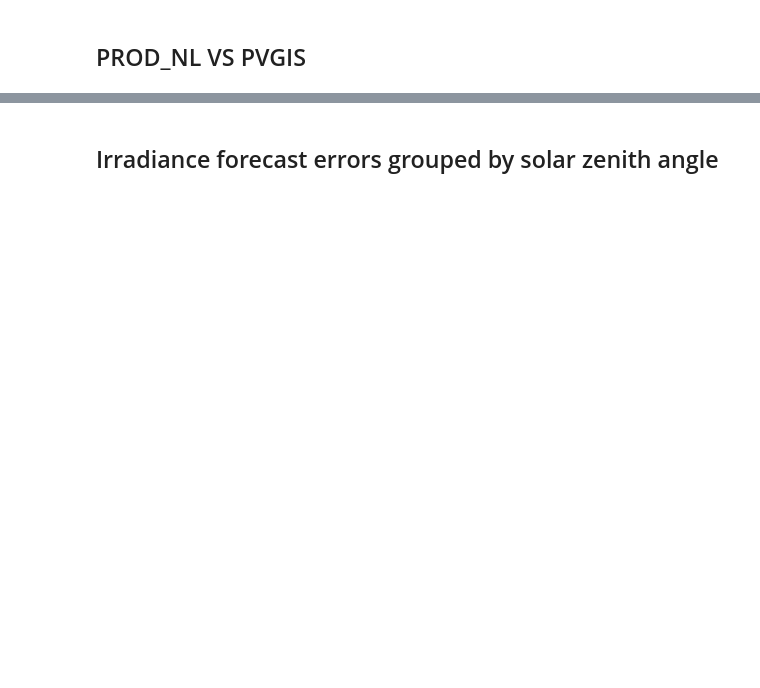
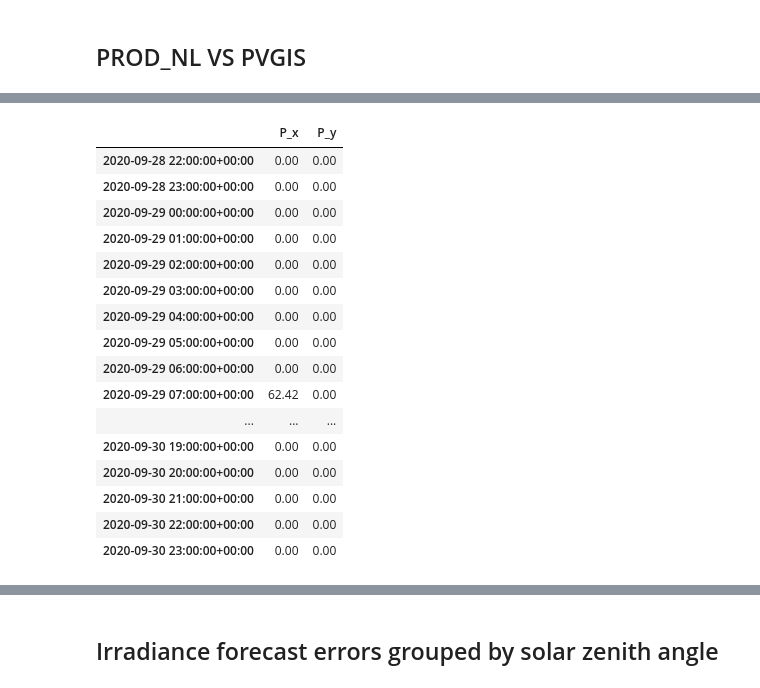
Before and after one commit to RobbeVDE/SolNet-2, a Jupyter notebook: DataCleaning.ipynb, the cells around one changed output, grey strips where cells are left out. Saved outputs shown, nothing was run; the diff lists cells and outputs as text; code cells hidden in the pictures; blank space fills up the shorter version.

```diff
--- a/DataCleaning.ipynb
+++ b/DataCleaning.ipynb
@@ -147,0 +120,20 @@ powers.corr()
+# %%
+powers.tail(50)
+# %% [output]
+|  | P_x | P_y |
+| 2020-09-28 22:00:00+00:00 | 0.00 | 0.00 |
+| 2020-09-28 23:00:00+00:00 | 0.00 | 0.00 |
+| 2020-09-29 00:00:00+00:00 | 0.00 | 0.00 |
+| 2020-09-29 01:00:00+00:00 | 0.00 | 0.00 |
+| 2020-09-29 02:00:00+00:00 | 0.00 | 0.00 |
+| 2020-09-29 03:00:00+00:00 | 0.00 | 0.00 |
+| 2020-09-29 04:00:00+00:00 | 0.00 | 0.00 |
+| 2020-09-29 05:00:00+00:00 | 0.00 | 0.00 |
+| 2020-09-29 06:00:00+00:00 | 0.00 | 0.00 |
+| 2020-09-29 07:00:00+00:00 | 62.42 | 0.00 |
+| ... | ... | ... |
+| 2020-09-30 19:00:00+00:00 | 0.00 | 0.00 |
+| 2020-09-30 20:00:00+00:00 | 0.00 | 0.00 |
+| 2020-09-30 21:00:00+00:00 | 0.00 | 0.00 |
+| 2020-09-30 22:00:00+00:00 | 0.00 | 0.00 |
+| 2020-09-30 23:00:00+00:00 | 0.00 | 0.00 |
```
Also changed, not shown: parts of 16 cells of this notebook, 23 other files.
